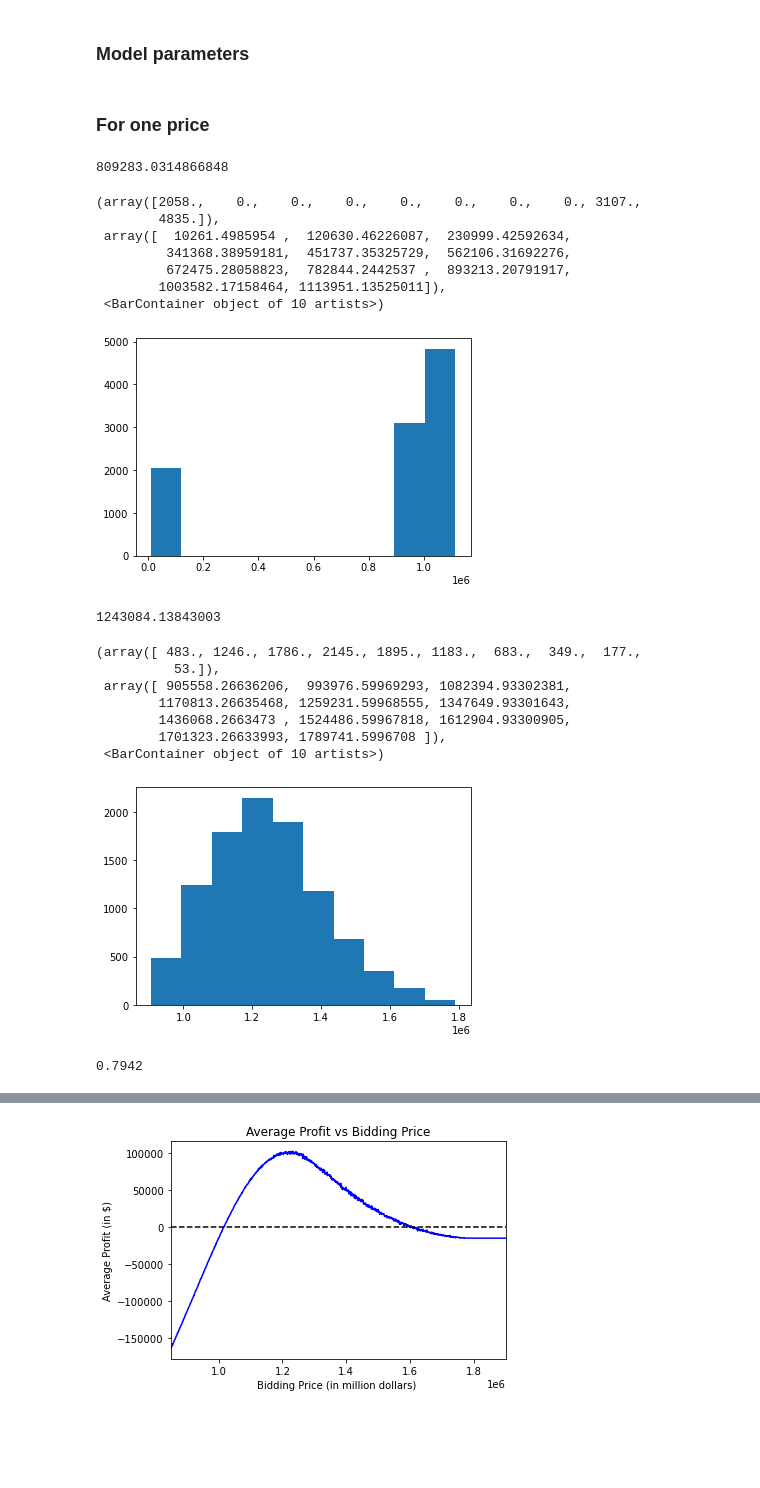
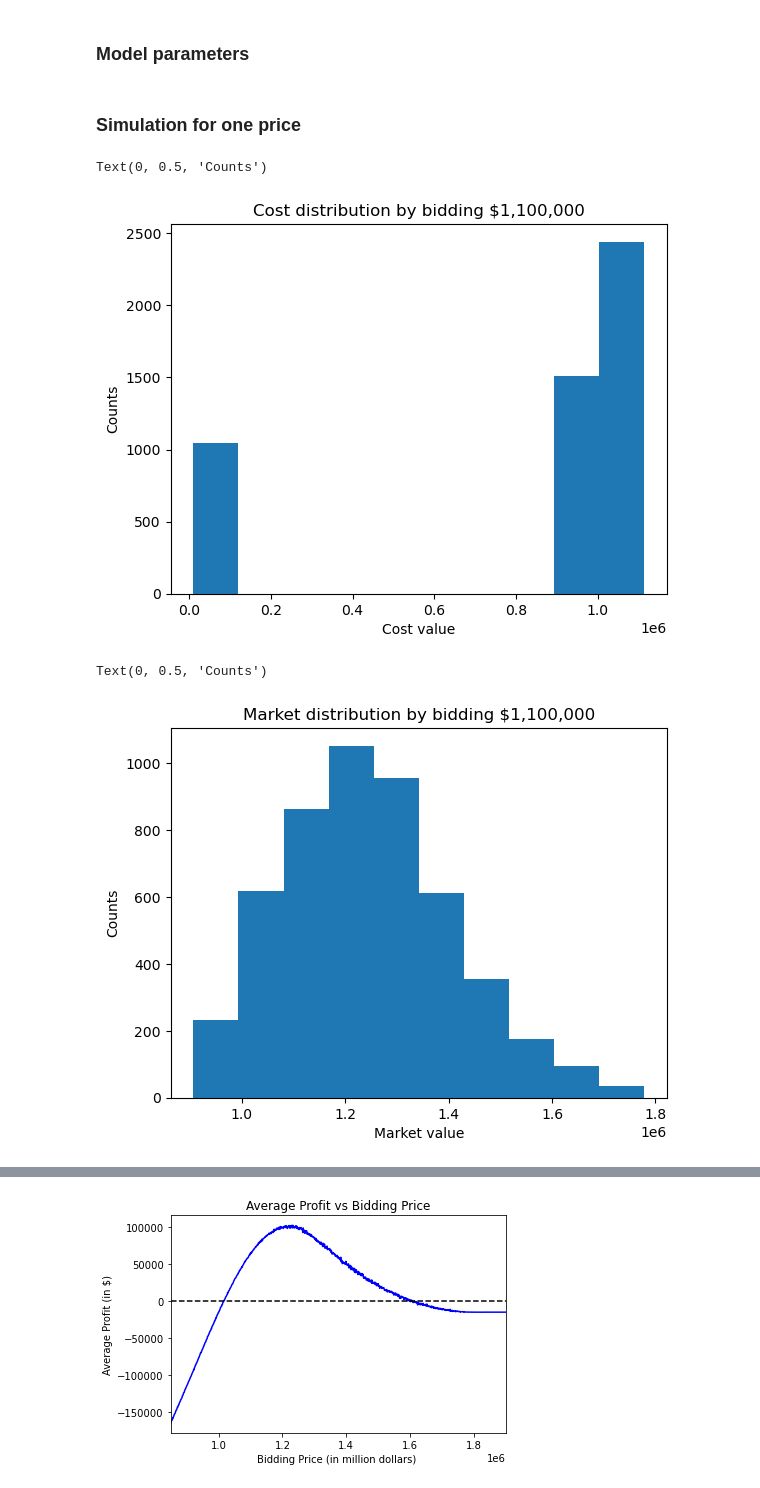
Before and after one commit to hongthien798/Bidding-simulations, a Jupyter notebook: Bidding Simulations.ipynb, the cells around one changed output, grey strips where cells are left out. Drawn from its saved outputs; the diff is of its cells as text; code cells hidden in the pictures; blank space fills up the shorter version.

```diff
--- a/Bidding Simulations.ipynb
+++ b/Bidding Simulations.ipynb
@@ -25,10 +25,10 @@ mode_rival_bid = 1300000
 
 n_rival, p_rival = 2, 0.5
 # %% [markdown]
-### For one price
+### Simulation for one price
 # %%
 price = 1100000
-num_replications = 10000
+num_replications = 5000
 # %%
 np.random.seed(2)
 cost_list = []
@@ -36,7 +36,7 @@ market_bid_list = []
 win_list = []
 profit_list = []
 
-for i in range(num_replications):
+for i in tqdm(range(num_replications)):
 
     #use triangular distribution for bid cost
     bid_cost = np.random.triangular(min_bid_cost, mode_bid_cost, max_bid_cost, 1)
@@ -63,38 +63,24 @@ for i in range(num_replications):
     win_list.append(win)
     profit_list.append(profit)
 # %%
-np.average(cost_list)
+price_cost = np.average(cost_list)
+price_win = np.average(win_list)
+price_profit = np.average(profit_list)
-# %% [output]
-809283.0314866848
 # %%
 plt.hist(cost_list)
+plt.title('Cost distribution by bidding $1,100,000')
+plt.xlabel('Cost value')
+plt.ylabel('Counts')
 # %% [output]
-(array([2058.,    0.,    0.,    0.,    0.,    0.,    0.,    0., 3107.,
-        4835.]),
- array([  10261.4985954 ,  120630.46226087,  230999.42592634,
-         341368.38959181,  451737.35325729,  562106.31692276,
-         672475.28058823,  782844.2442537 ,  893213.20791917,
-        1003582.17158464, 1113951.13525011]),
- <BarContainer object of 10 artists>)
+Text(0, 0.5, 'Counts')
-[figure, old version]
+[figure, new version]
-# %%
-np.average(market_bid_list)
-# %% [output]
-1243084.13843003
 # %%
 plt.hist(market_bid_list)
+plt.title('Market distribution by bidding $1,100,000')
+plt.xlabel('Market value')
+plt.ylabel('Counts')
 # %% [output]
-(array([ 483., 1246., 1786., 2145., 1895., 1183.,  683.,  349.,  177.,
-          53.]),
- array([ 905558.26636206,  993976.59969293, 1082394.93302381,
-        1170813.26635468, 1259231.59968555, 1347649.93301643,
-        1436068.2663473 , 1524486.59967818, 1612904.93300905,
-        1701323.26633993, 1789741.5996708 ]),
- <BarContainer object of 10 artists>)
+Text(0, 0.5, 'Counts')
-[figure, old version]
+[figure, new version]
-# %%
-np.average(win_list)
-# %% [output]
-0.7942
 # %%
 plt.hist(win_list)
```
Also changed, not shown: parts of 17 cells of this notebook.
